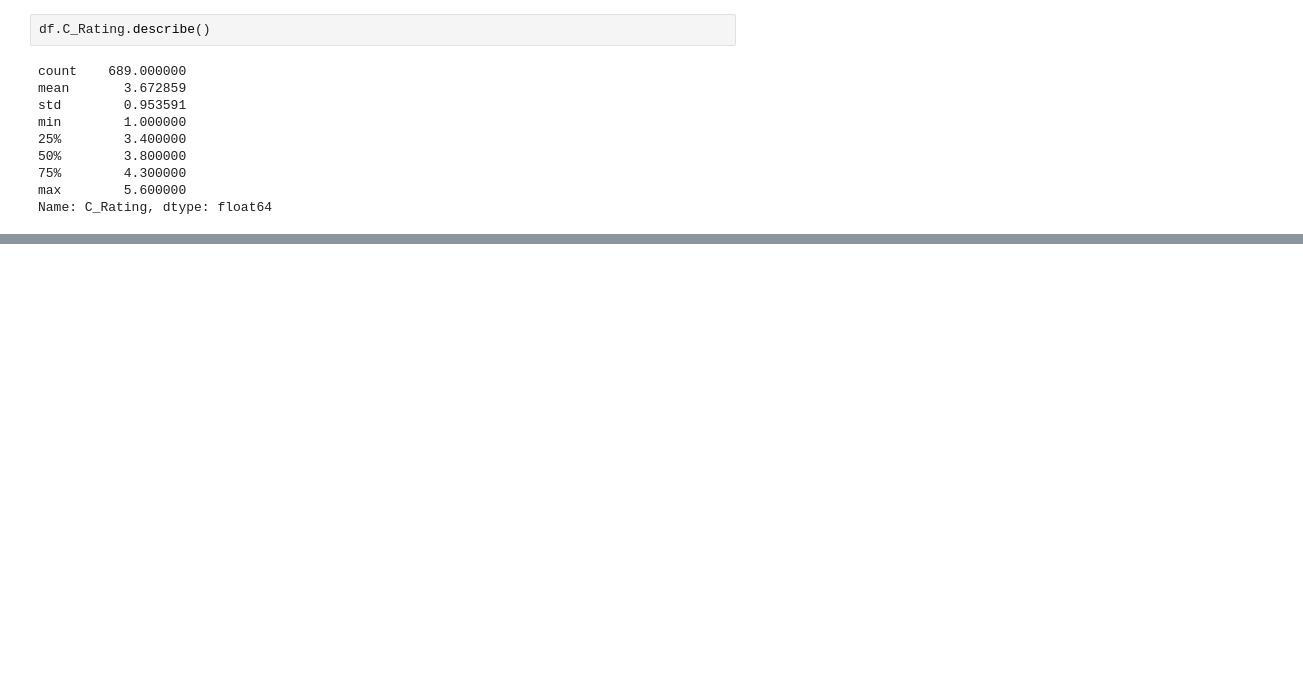
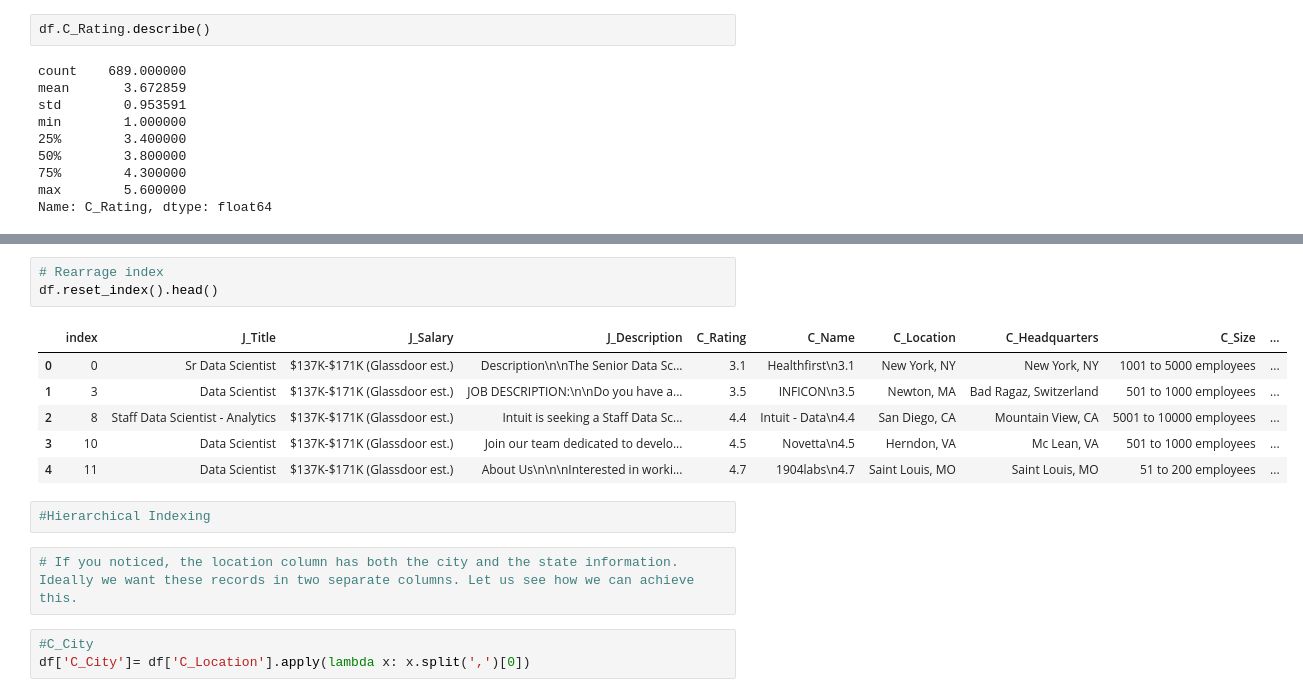
Before and after one commit to sagarbarge/Advanced-Database-Programming-using-Pandas, a Jupyter notebook: Sagar_Advanced Database Programming using Pandas.ipynb, the cells around one changed output, grey strips where cells are left out. Drawn from its saved outputs; the diff is of its cells as text; blank space fills up the shorter version.

```diff
--- a/Sagar_Advanced Database Programming using Pandas.ipynb
+++ b/Sagar_Advanced Database Programming using Pandas.ipynb
@@ -259,0 +402,17 @@ Name: C_Rating, dtype: float64
+# %%
+# Rearrage index
+df.reset_index().head()
+# %% [output]
+|  | index | J_Title | J_Salary | J_Description | C_Rating | C_Name | C_Location | C_Headquarters | C_Size | ... |
+| 0 | 0 | Sr Data Scientist | $137K-$171K (Glassdoor est.) | Description\n\nThe Senior Data Sc... | 3.1 | Healthfirst\n3.1 | New York, NY | New York, NY | 1001 to 5000 employees | ... |
+| 1 | 3 | Data Scientist | $137K-$171K (Glassdoor est.) | JOB DESCRIPTION:\n\nDo you have a... | 3.5 | INFICON\n3.5 | Newton, MA | Bad Ragaz, Switzerland | 501 to 1000 employees | ... |
+| 2 | 8 | Staff Data Scientist - Analytics | $137K-$171K (Glassdoor est.) | Intuit is seeking a Staff Data Sc... | 4.4 | Intuit - Data\n4.4 | San Diego, CA | Mountain View, CA | 5001 to 10000 employees | ... |
+| 3 | 10 | Data Scientist | $137K-$171K (Glassdoor est.) | Join our team dedicated to develo... | 4.5 | Novetta\n4.5 | Herndon, VA | Mc Lean, VA | 501 to 1000 employees | ... |
+| 4 | 11 | Data Scientist | $137K-$171K (Glassdoor est.) | About Us\n\n\nInterested in worki... | 4.7 | 1904labs\n4.7 | Saint Louis, MO | Saint Louis, MO | 51 to 200 employees | ... |
+# %%
+#Hierarchical Indexing
+# %%
+# If you noticed, the location column has both the city and the state information. Ideally we want these records in two separate columns. Let us see how we can achieve this.
+# %%
+#C_City
+df['C_City']= df['C_Location'].apply(lambda x: x.split(',')[0])
```
Also changed, not shown: parts of 36 cells of this notebook.
